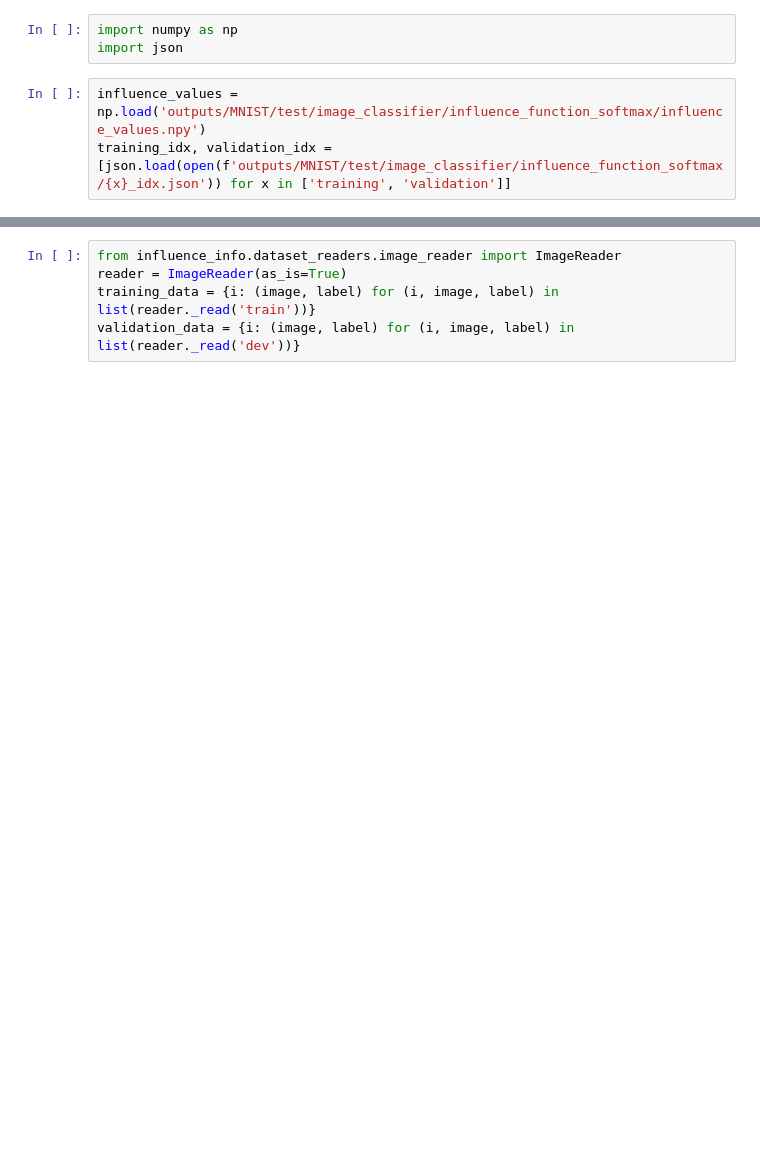
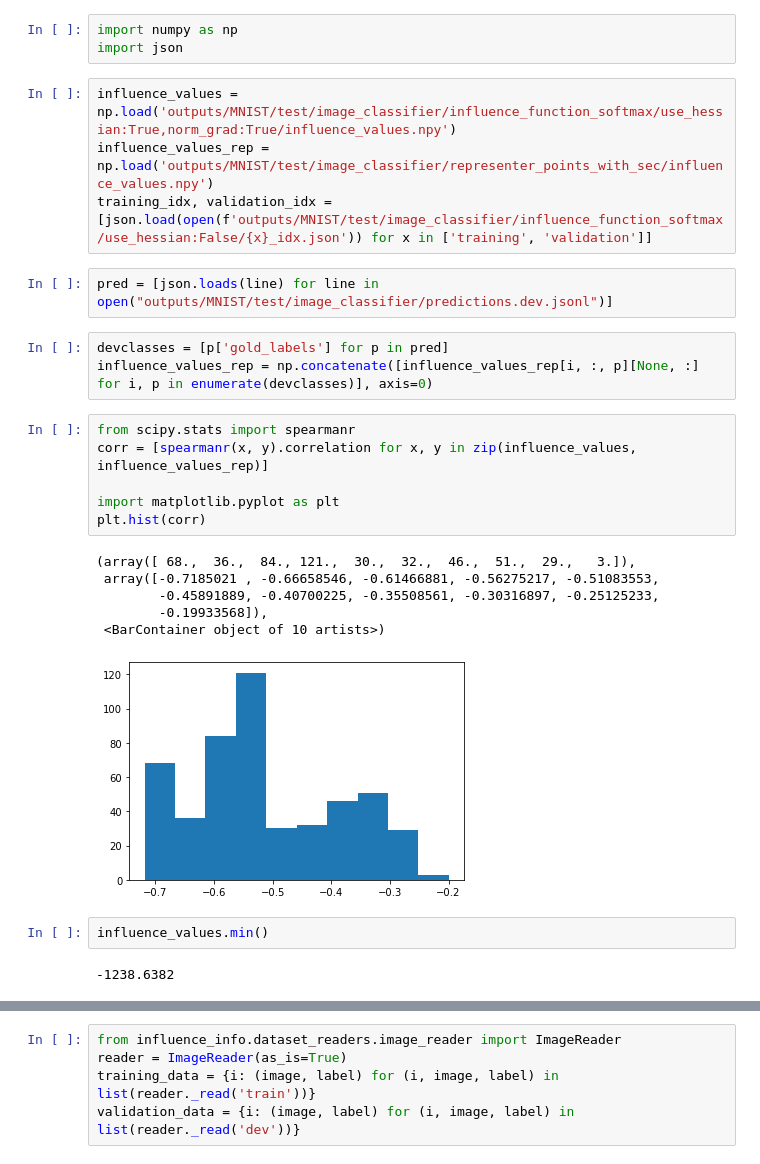
Before and after one commit to successar/instance_attributions_NLP, a Jupyter notebook: check_influence_mnist.ipynb, the cells around one changed output, grey strips where cells are left out. Cells and saved outputs as stored; diff of their text form; blank space fills up the shorter version.

```diff
--- a/check_influence_mnist.ipynb
+++ b/check_influence_mnist.ipynb
@@ -2,5 +2,28 @@
 import numpy as np
 import json
 # %%
-influence_values = np.load('outputs/MNIST/test/image_classifier/influence_function_softmax/influence_values.npy')
-training_idx, validation_idx = [json.load(open(f'outputs/MNIST/test/image_classifier/influence_function_softmax/{x}_idx.json')) for x in ['training', 'validation']]
+influence_values = np.load('outputs/MNIST/test/image_classifier/influence_function_softmax/use_hessian:True,norm_grad:True/influence_values.npy')
+influence_values_rep = np.load('outputs/MNIST/test/image_classifier/representer_points_with_sec/influence_values.npy')
+training_idx, validation_idx = [json.load(open(f'outputs/MNIST/test/image_classifier/influence_function_softmax/use_hessian:False/{x}_idx.json')) for x in ['training', 'validation']]
+# %%
+pred = [json.loads(line) for line in open("outputs/MNIST/test/image_classifier/predictions.dev.jsonl")]
+# %%
+devclasses = [p['gold_labels'] for p in pred]
+influence_values_rep = np.concatenate([influence_values_rep[i, :, p][None, :] for i, p in enumerate(devclasses)], axis=0)
+# %%
+from scipy.stats import spearmanr
+corr = [spearmanr(x, y).correlation for x, y in zip(influence_values, influence_values_rep)]
+
+import matplotlib.pyplot as plt
+plt.hist(corr)
+# %% [output]
+(array([ 68.,  36.,  84., 121.,  30.,  32.,  46.,  51.,  29.,   3.]),
+ array([-0.7185021 , -0.66658546, -0.61466881, -0.56275217, -0.51083553,
+        -0.45891889, -0.40700225, -0.35508561, -0.30316897, -0.25125233,
+        -0.19933568]),
+ <BarContainer object of 10 artists>)
+[figure, added]
+# %%
+influence_values.min()
+# %% [output]
+-1238.6382
```
Also changed, not shown: parts of 2 cells of this notebook, 2 other files.
